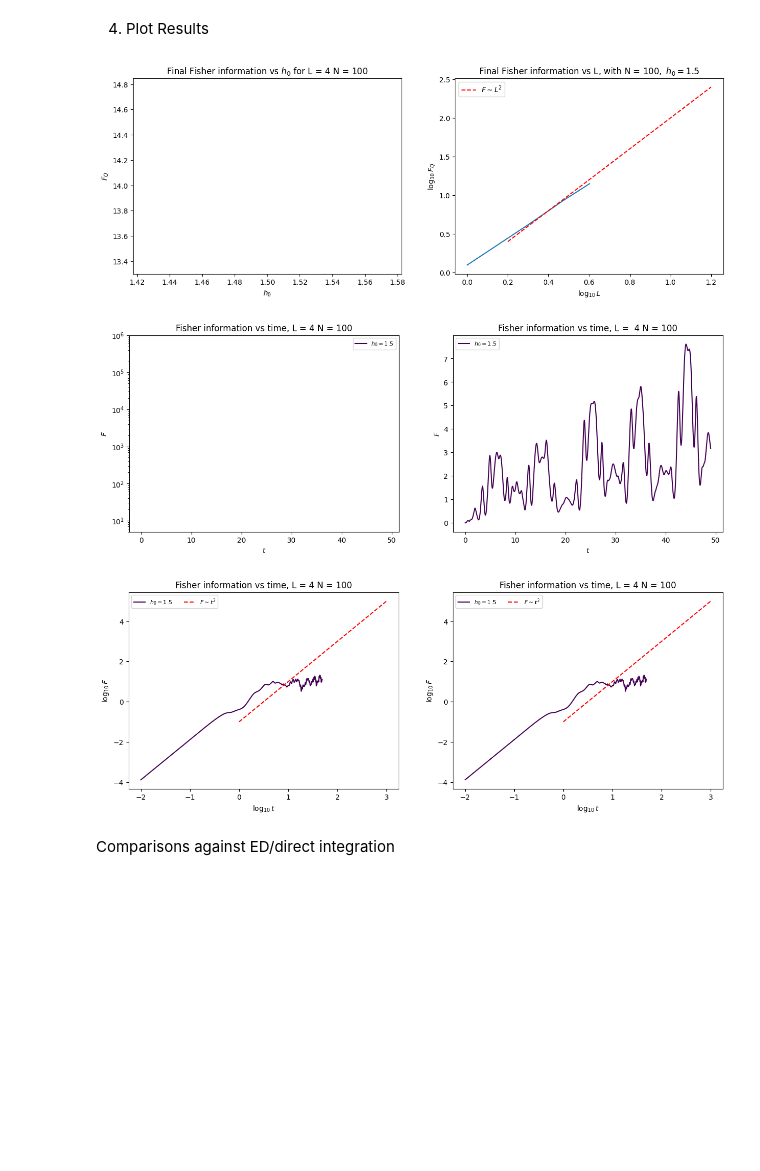
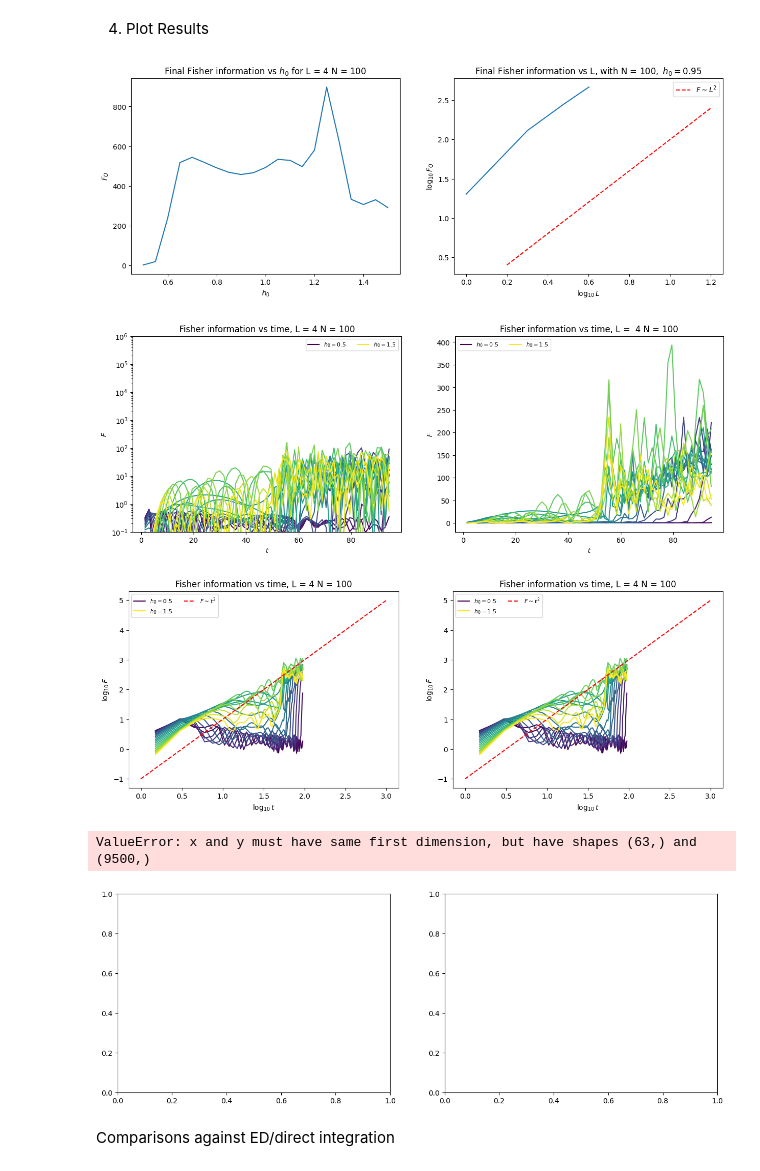
Before and after one commit to SamuelEwanBegg/XY_sensing, a Jupyter notebook: XY_time_evolution.ipynb, the cells around one changed output. Cells and saved outputs as stored; diff of their text form; code cells hidden in the pictures; blank space fills up the shorter version.

```diff
--- a/XY_time_evolution.ipynb
+++ b/XY_time_evolution.ipynb
@@ -20,9 +20,9 @@ stem = stem0  + 'Documents/Projects/Sensing/'
 # System parameters for periodic boundary condition spin chain
 J = 1.0  # +ve is Ferromagnet [Hamiltonian as defined Mishra, Bayat, PRL 127, 080504 (2021)]
 gamma = 1.0
-sites = 200
+sites = 300
 h1_amp = 1.5
-h1_period = 2*np.pi/4.0 #period of the drive
+h1_period = 6.0/4.0 #period of the drive
 
 # Initial state
 initial_state = 'ground_state'
@@ -38,19 +38,19 @@ boundary_conditions = 'ABC'
 # The Fourier transform definition is automatically adjusted based on number sites and boundary conditions, as in arXiv:1707.02400.
 
 # Sensing parameters
-phasepoints = 1 # number of points for calculating h0
-h0mat = np.linspace(1.5, 1.5, phasepoints)  # range of h0 points to sample
+phasepoints = 21 # number of points for calculating h0
+h0mat = np.linspace(0.5, 1.5, phasepoints)  # range of h0 points to sample
 sub_system_range = np.arange(1,4+1) # range of subsystem sizes for evaluating Fisher information
 
 # Time parameters
 dt = 0.01 # time step
-times = 9900 # number of steps
-measure_interval = 1 #int(h1_period/dt) # evaluate Fisher information at particular times (if the period is rational then these are the times n \tau)
+times = 14500 # number of steps
+measure_interval = int(h1_period/dt) # evaluate Fisher information at particular times (if the period is rational then these are the times n \tau)
 tvec = dt*np.arange(1,times+1)
 
 # Computational
 tol = 10**(-6) # when evaluating the Fisher information we don't consider singular terms for which |w[rr] + w[ss]| < tol
-shift = 0.0000001 # finite division size for calculating derivative of reduced density matrix, i.e. drho/dh0 ~ (rho(h0) - rho(h0 + shift))/shift for the order2 version
+shift = 0.001 # finite division size for calculating derivative of reduced density matrix, i.e. drho/dh0 ~ (rho(h0) - rho(h0 + shift))/shift for the order2 version
 derivative_estimator = 'order2' # 2nd order = 'order2' or 4th order 'order4' approximation for the derivative of reduced density matrix
 method = 'RK4' # integration method 'euler', 'heun' or 'RK4'
 integration_type = 'matrices' # perform integration with 'matrices' or 'loops' over individual elements (matrices is far more efficient)
@@ -159,7 +293,7 @@ ax1.set_ylabel(r'$F$')
 ax1.set_xlabel(r'$t$')
 ax0.legend(ncol = 2,fontsize = 8)
 ax1.legend(ncol = 2,fontsize = 8)
-ax0.set_ylim(5,10**6)
+ax0.set_ylim(0.1,10**6)
 ax0.set_yscale('log')
 plt.show()
 
@@ -199,36 +333,38 @@ if phasepoints > 1:
 
     for kk in range(0,phasepoints):
 
         numberL = particle_numberL[kk]
 
         ax0.plot(tvec,np.real(numberL[0,:]),color = color2[kk],label = r'$h_0 = $' + str(np.round(h0mat[kk],3)))
         ax0.set_ylabel(r'$n_0(t)$')
         ax0.set_xlabel(r'$t$')
 
         hchoice = 0 #int(phasepoints/2)+4
         # plot a single realization
         if kk == hchoice:
             for mm in range(0,sites):
                 ax1.plot(tvec,np.real(numberL[mm,:]),'--',label = str(mm),color = color[mm])
                 ax1.set_ylabel(r'$n_j$')
                 ax1.set_xlabel(r'$t$')
                 #plt.legend()
 
     ax0.set_title(r'Density vs time for site j = 0, for all $h_0$ values')
     ax1.set_title(r'Density vs time for all sites with  $h_0=$' + str(h0mat[hchoice]))
     #ax0.legend()
     plt.show()
 
 
 if save_results == 'save':
 
     np.save('Results/h0mat.npy',h0mat)
     np.save('Results/measure_tvec.npy',measure_tvec)
     np.save('Results/Fisher_mat.npy',Fisher_mat)
 # %% [output]
-[figure, old version]
+[figure, new version]
-[figure, old version]
+[figure, new version]
-[figure, old version]
+[figure, new version]
+ValueError: x and y must have same first dimension, but have shapes (63,) and (9500,)
+[figure, added]
 # %% [markdown]
 Comparisons against ED/direct integration
 # %%
```
Also changed, not shown: parts of 2 cells of this notebook.
